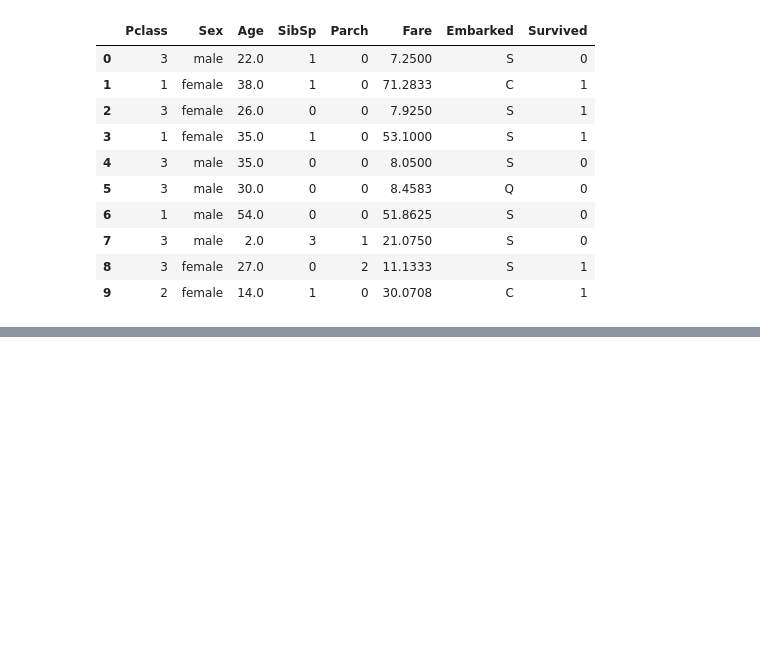
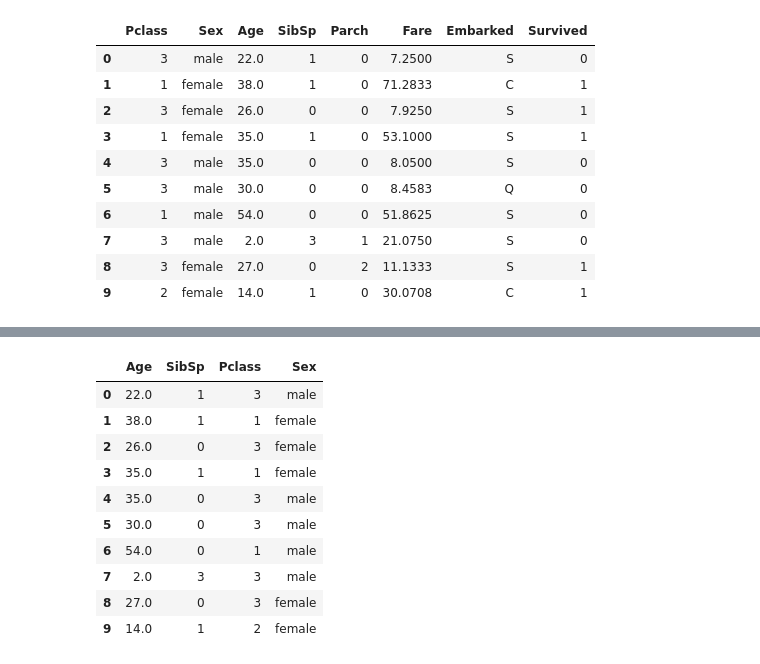
Before and after one commit to bkoscar/Kaggle, a Jupyter notebook: titanic/titanic.ipynb, the cells around one changed output, grey strips where cells are left out. Saved outputs shown, nothing was run; the diff lists cells and outputs as text; code cells hidden in the pictures; blank space fills up the shorter version.

```diff
--- a/titanic/titanic.ipynb
+++ b/titanic/titanic.ipynb
@@ -78,0 +91,16 @@ df.head(10)
+# %%
+df_training = df[['Age', 'SibSp', 'Pclass', 'Sex']]
+df_traget = df['Survived']
+df_training.head(10)
+# %% [output]
+|  | Age | SibSp | Pclass | Sex |
+| 0 | 22.0 | 1 | 3 | male |
+| 1 | 38.0 | 1 | 1 | female |
+| 2 | 26.0 | 0 | 3 | female |
+| 3 | 35.0 | 1 | 1 | female |
+| 4 | 35.0 | 0 | 3 | male |
+| 5 | 30.0 | 0 | 3 | male |
+| 6 | 54.0 | 0 | 1 | male |
+| 7 | 2.0 | 3 | 3 | male |
+| 8 | 27.0 | 0 | 3 | female |
+| 9 | 14.0 | 1 | 2 | female |
```
Also changed, not shown: parts of 6 cells of this notebook, 1 other file.
